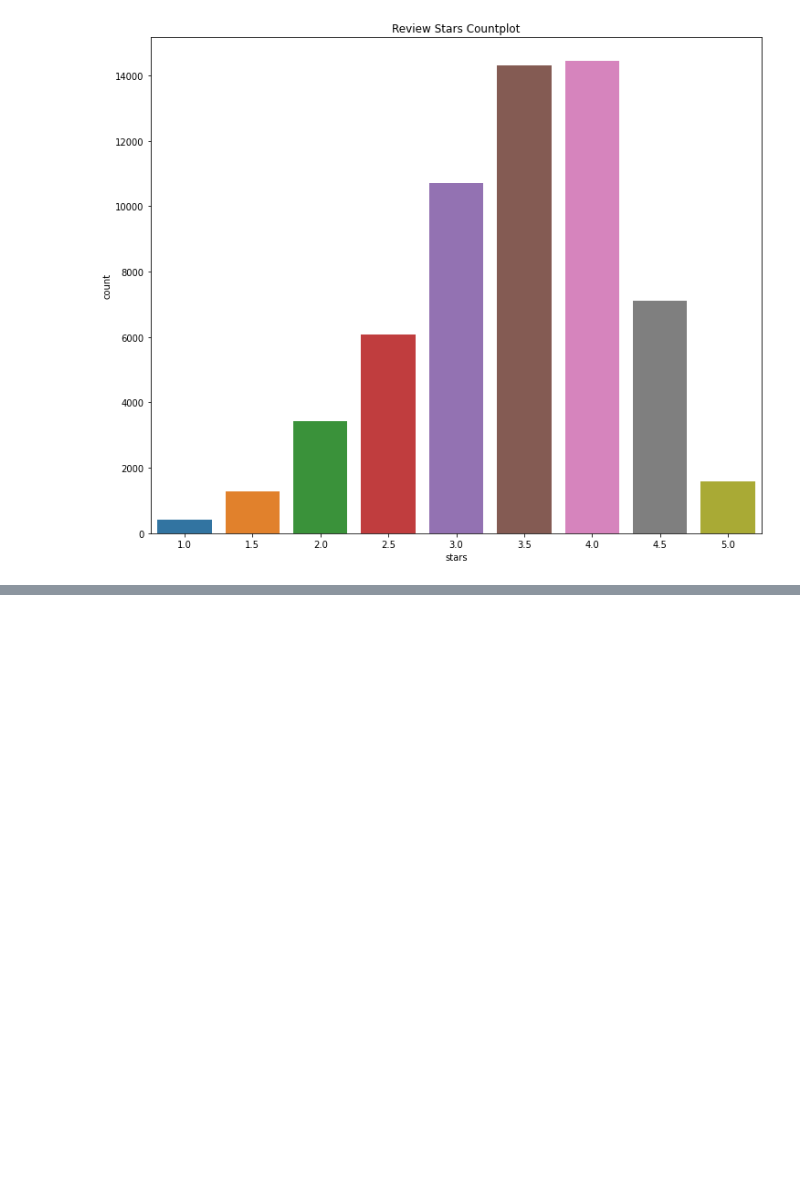
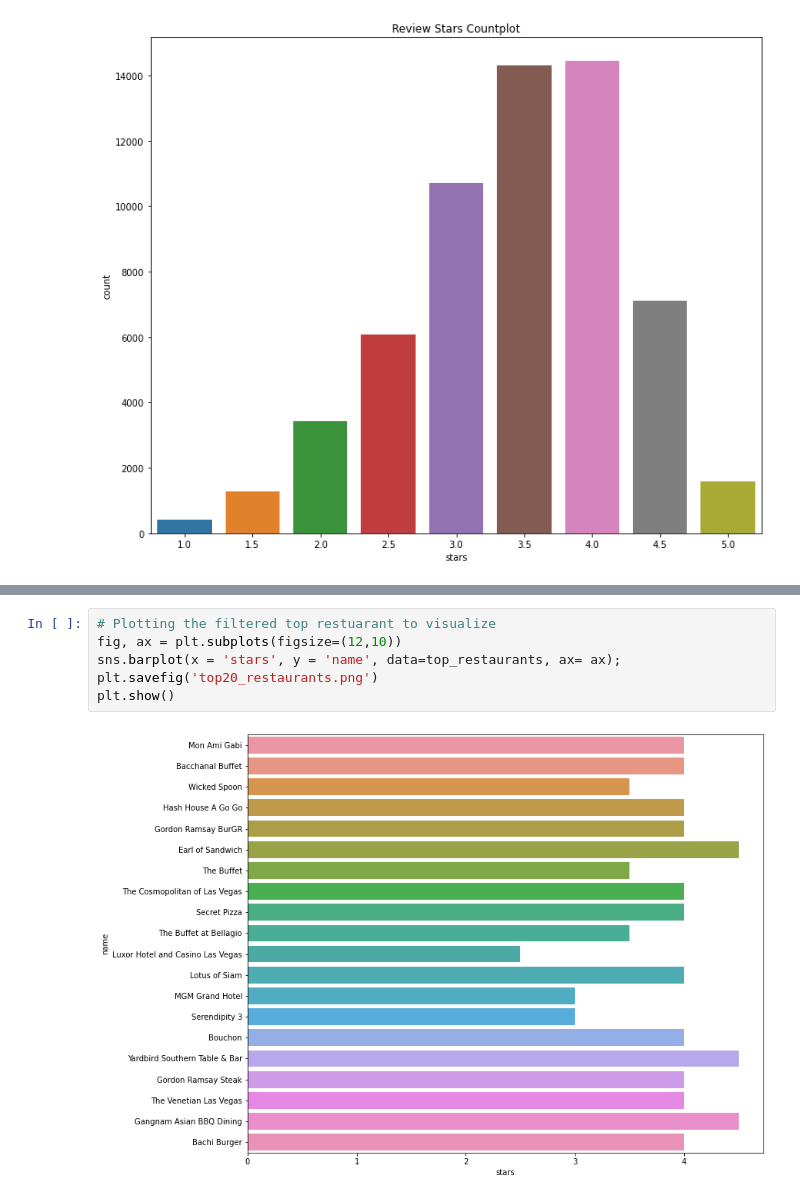
Before and after one commit to nahomHmichael/Restaurant-recommender-system, a Jupyter notebook: Restaurant_recommendation_system.ipynb, the cells around one changed output, grey strips where cells are left out. Cells and saved outputs as stored; diff of their text form; blank space fills up the shorter version.

```diff
--- a/Restaurant_recommendation_system.ipynb
+++ b/Restaurant_recommendation_system.ipynb
@@ -140,0 +152,8 @@ Pass the following variable as a keyword arg: x. From version 0.12, the only val
+# %%
+# Plotting the filtered top restuarant to visualize
+fig, ax = plt.subplots(figsize=(12,10))
+sns.barplot(x = 'stars', y = 'name', data=top_restaurants, ax= ax);
+plt.savefig('top20_restaurants.png')
+plt.show()
+# %% [output]
+[figure, added]
```
Also changed, not shown: parts of 16 cells of this notebook.
